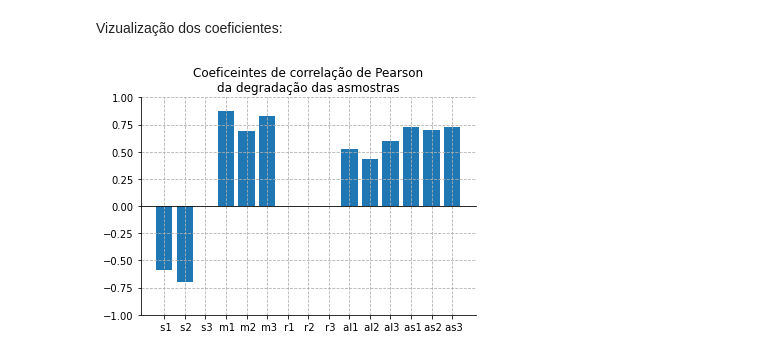
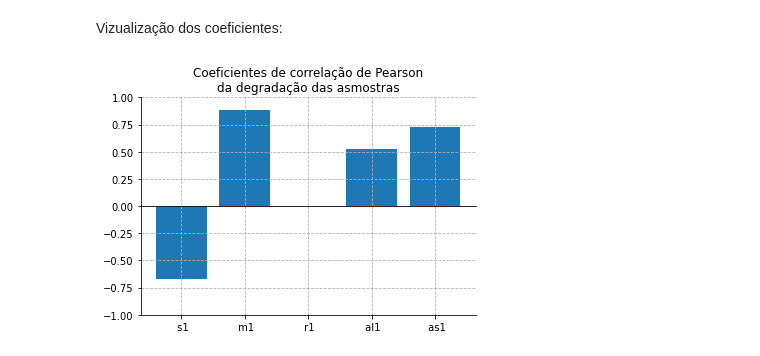
Before and after one commit to icarob-eng/contador-de-pixels, a Jupyter notebook: Analise_de_massas.ipynb, the cells around one changed output. Cells and saved outputs as stored; diff of their text form; code cells hidden in the pictures.

Commit message:
Média das amostras no coeficeinte de correlação

```diff
--- a/Analise_de_massas.ipynb
+++ b/Analise_de_massas.ipynb
@@ -43,8 +41,8 @@ fig.supylabel('Massas (g)')
 for val in range(0, len(ids), 3):
     exp = np.split(massas, len(ids), 1)[val:val+3]
 
-    means = np.mean(exp, axis=0).reshape(5)
-    std = np.sqrt(np.std(exp, axis=0).reshape(5) ** 2 + 0.0001 ** 2 / 3)
+    means = np.mean(exp, axis=0).reshape(len(tempos))
+    std = np.sqrt(np.std(exp, axis=0).reshape(len(tempos)) ** 2 + 0.0001 ** 2 / 3)
 
     i = val//3
     axs[i].plot(tempos, means, color=cores[i], label=ids[val][:-1])
@@ -60,16 +60,17 @@ fig.legend(loc='center left', bbox_to_anchor=(.9,0.5))
 # %%
 coefs = []
-for amostra in np.split(massas, len(ids), 1):
-    coefs.append(np.corrcoef(tempos, np.reshape(amostra, len(tempos)))[0, 1])
+amostras = np.split(massas, len(ids), 1)
+for val in range(0, len(ids), 3):
+    coefs.append(np.corrcoef(tempos, np.reshape(np.mean(amostras[val:val+3], axis=0), len(tempos)))[0, 1])
 # %% [markdown]
 Vizualização dos coeficientes:
 # %%
 _, ax = plt.subplots()
-plt.bar(ids, coefs)
-plt.title('Coeficeintes de correlação de Pearson\nda degradação das asmostras')
+plt.bar(ids[0::3], coefs)
+plt.title('Coeficientes de correlação de Pearson\nda degradação das asmostras')
 plt.ylim((-1,1))
 ax.spines['top'].set_position('zero')
 ax.spines['right'].set_color('none')
 plt.grid(linestyle='--')
 # %% [output]
-[figure, old version]
+[figure, new version]
```
Also changed, not shown: parts of 3 cells of this notebook.
